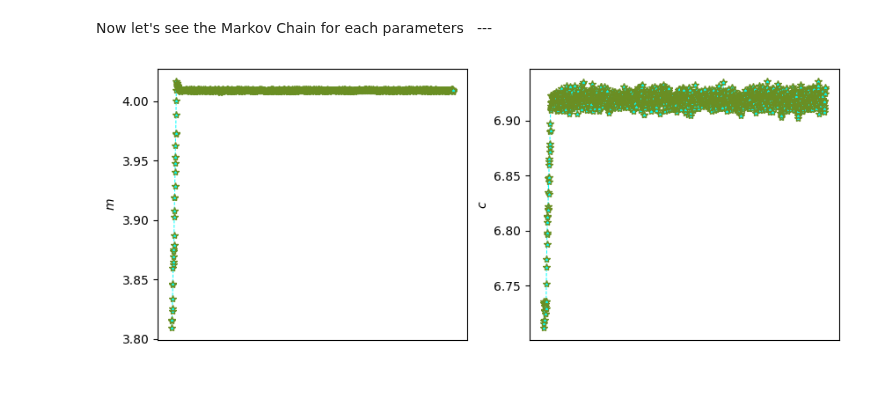
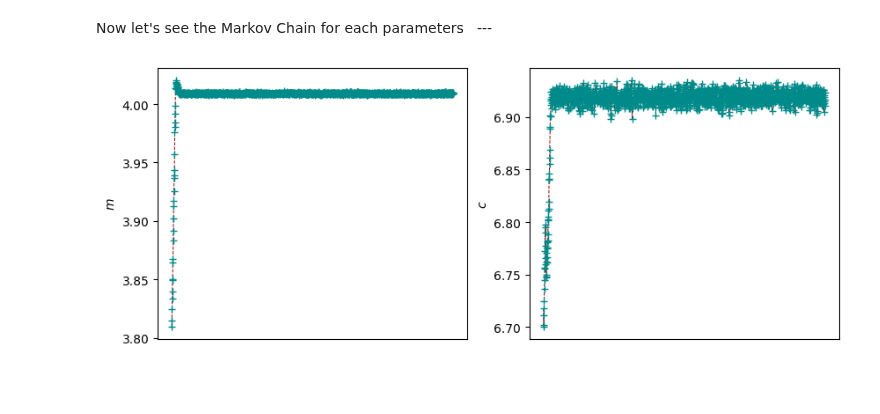
Before and after one commit to RitwikDas007/My-Collections, a Jupyter notebook: Bayesian Inference.ipynb, the cells around one changed output. Saved outputs shown, nothing was run; the diff lists cells and outputs as text; code cells hidden in the pictures.

Commit message:
Update marker and color

```diff
--- a/Bayesian Inference.ipynb
+++ b/Bayesian Inference.ipynb
@@ -581,15 +581,15 @@ Now let's see the Markov Chain for each parameters $\;$ ---
 # %%
 fig, ax = plt.subplots(1,2, figsize=[10,4])
 
 j=0
 
 for i,l in zip([m_samples, c_samples], ['$m$', '$c$']) :
-    ax[j].plot(i, '--*', markeredgecolor='olivedrab', color='cyan', lw=0.7)
+    ax[j].plot(i, '--+', markeredgecolor='darkcyan', color='darkred', lw=0.7)
     ax[j].set_ylabel(l)
     ax[j].set_xticks([])
     j=j+1
 # %% [output]
-[figure, old version]
+[figure, new version]
 # %% [markdown]
 ####
 # %% [markdown]
```
